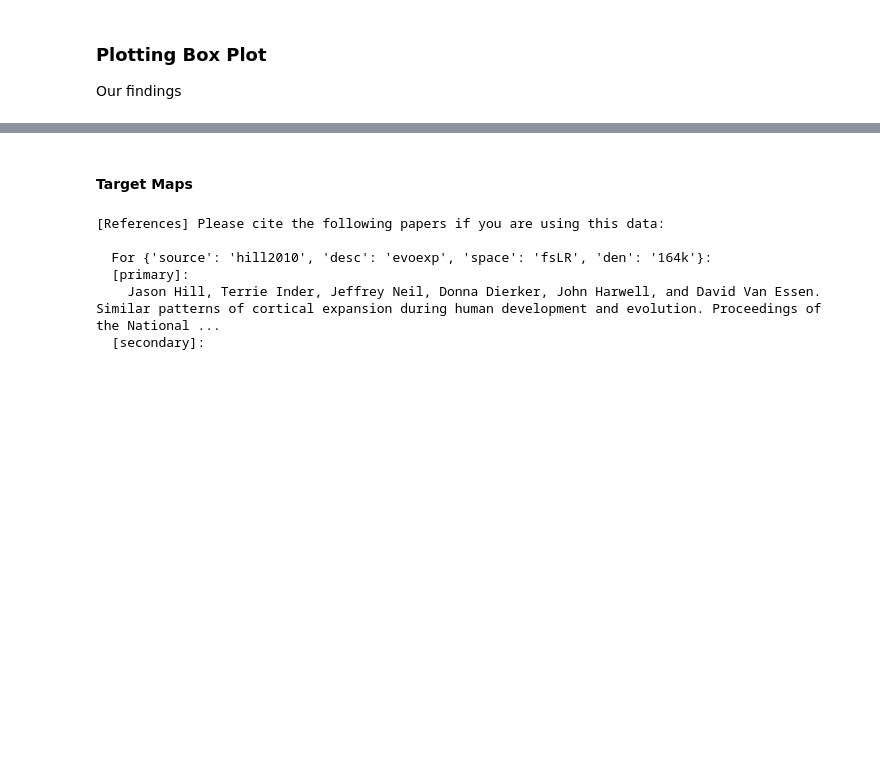
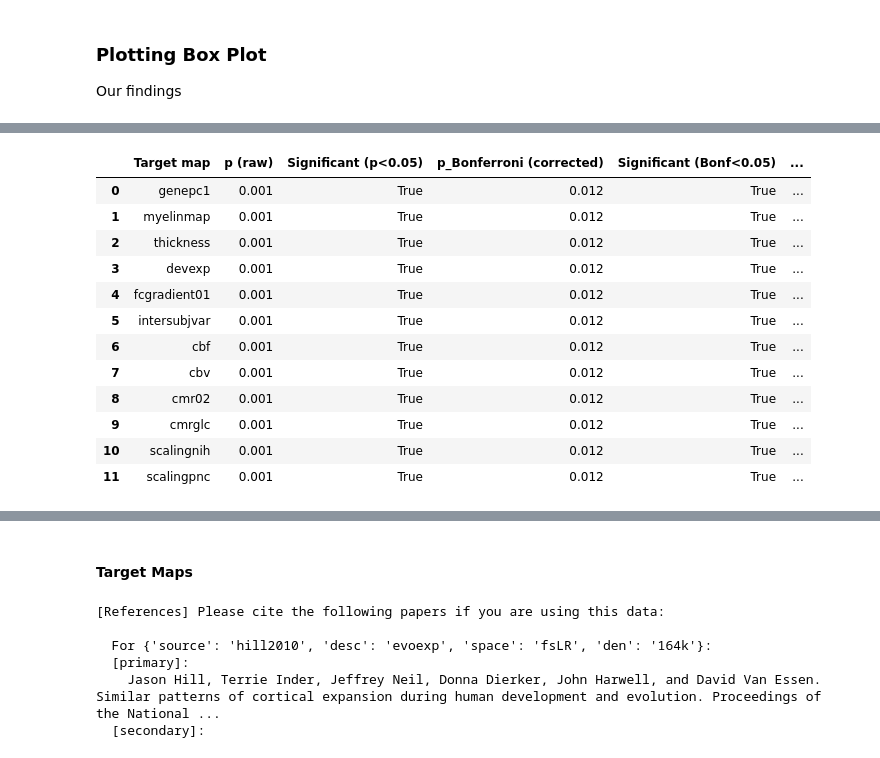
Before and after one commit to kesouder/dsc-neuroImages, a Jupyter notebook: main_code.ipynb, the cells around one changed output, grey strips where cells are left out. Cells and saved outputs as stored; diff of their text form; code cells hidden in the pictures; blank space fills up the shorter version.

```diff
--- a/main_code.ipynb
+++ b/main_code.ipynb
@@ -339,0 +546,19 @@ plt.show()
+# %%
+## Multiple tests table for permutation test
+## For random permutation implementation
+
+make_multiTest_table(results_df_perm, alpha=0.05, p_col='p_spin', label_col='target map')
+# %% [output]
+|  | Target map | p (raw) | Significant (p<0.05) | p_Bonferroni (corrected) | Significant (Bonf<0.05) | ... |
+| 0 | genepc1 | 0.001 | True | 0.012 | True | ... |
+| 1 | myelinmap | 0.001 | True | 0.012 | True | ... |
+| 2 | thickness | 0.001 | True | 0.012 | True | ... |
+| 3 | devexp | 0.001 | True | 0.012 | True | ... |
+| 4 | fcgradient01 | 0.001 | True | 0.012 | True | ... |
+| 5 | intersubjvar | 0.001 | True | 0.012 | True | ... |
+| 6 | cbf | 0.001 | True | 0.012 | True | ... |
+| 7 | cbv | 0.001 | True | 0.012 | True | ... |
+| 8 | cmr02 | 0.001 | True | 0.012 | True | ... |
+| 9 | cmrglc | 0.001 | True | 0.012 | True | ... |
+| 10 | scalingnih | 0.001 | True | 0.012 | True | ... |
+| 11 | scalingpnc | 0.001 | True | 0.012 | True | ... |
```
Also changed, not shown: parts of 13 cells of this notebook.
